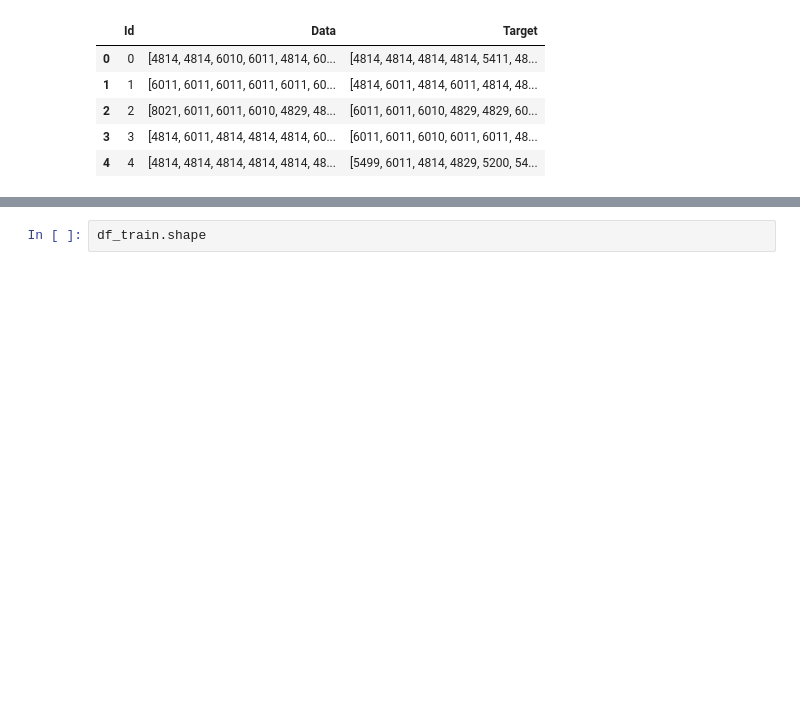
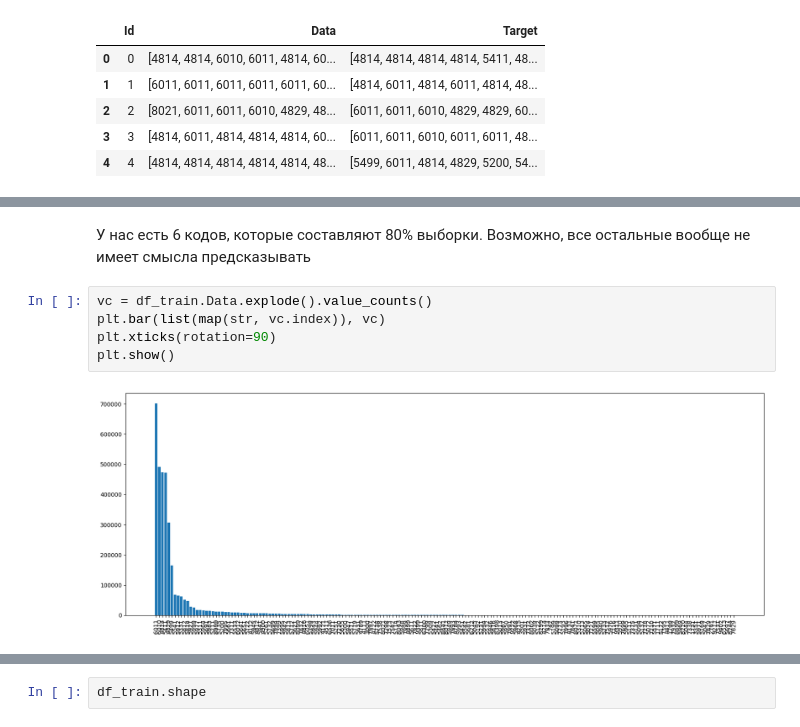
Before and after one commit to SergeyPishchulov/Alfa-Card-transactions-prediction, a Jupyter notebook: baseline-popular-transactions.ipynb, the cells around one changed output, grey strips where cells are left out. Cells and saved outputs as stored; diff of their text form; blank space fills up the shorter version.

```diff
--- a/baseline-popular-transactions.ipynb
+++ b/baseline-popular-transactions.ipynb
@@ -50,0 +93,10 @@ df_train.head()
+# %% [markdown]
+У нас есть 6 кодов, которые составляют 80% выборки.
+Возможно, все остальные вообще не имеет смысла предсказывать
+# %%
+vc = df_train.Data.explode().value_counts()
+plt.bar(list(map(str, vc.index)), vc)
+plt.xticks(rotation=90)
+plt.show()
+# %% [output]
+[figure, added]
```
Also changed, not shown: parts of 23 cells of this notebook, 1 other file.
